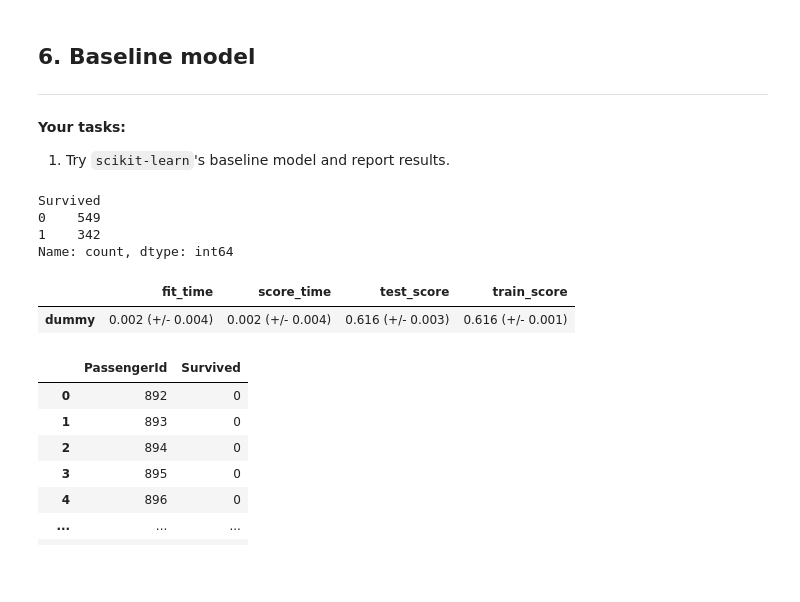
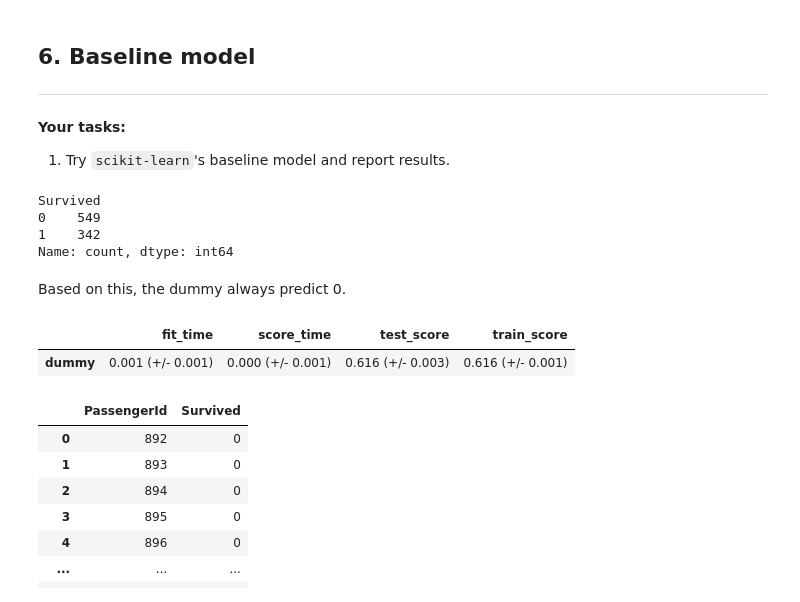
Before and after one commit to caden-maxwell/titanic_cs4320, a Jupyter notebook: final_report.ipynb, the cells around one changed output. Saved outputs shown, nothing was run; the diff lists cells and outputs as text; code cells hidden in the pictures; blank space fills up the shorter version.

```diff
--- a/final_report.ipynb
+++ b/final_report.ipynb
@@ -189,3 +187,40 @@ def get_total_relatives(df):
 
 1. Identify different feature types and the transformations you would apply on each feature type.
 2. Define a column transformer, if necessary.
+# %%
+def get_total_relatives(df: pd.DataFrame):
+    df["TotalRelatives"] = df["SibSp"] + df["Parch"]
+    return df[["TotalRelatives"]]
+
+numeric_pipe = make_pipeline(
+    SimpleImputer(strategy="median"),
+    StandardScaler()
+)
+numeric_features = ["Age", "Pclass"]
+
+categorical_pipe = make_pipeline(
+    SimpleImputer(strategy="constant", fill_value="missing"),
+    OneHotEncoder(handle_unknown="ignore")
+)
+categorical_features = ["Embarked"]
+binary_features = ["Sex"]
+drop_features = ["PassengerId", "Name", "Ticket", "Fare", "Cabin"]
+passthrough_features = []
+
+def f(self, in_feats):
+    return ["TotalRelatives"]
+
+preprocessor = make_column_transformer(
+    (
+        FunctionTransformer(get_total_relatives, validate=False, feature_names_out=f),
+        ["SibSp", "Parch"]
+    ),
+    (numeric_pipe, numeric_features),
+    (categorical_pipe, categorical_features),
+    (OneHotEncoder(drop="if_binary"), binary_features),
+    ("drop", drop_features),
+    ("passthrough", passthrough_features)
+)
+
+res = preprocessor.fit_transform(X, y)
+pd.DataFrame(res, columns=preprocessor.get_feature_names_out())
@@ -282,24 +288,26 @@ ColumnTransformer(transformers=[('pipeline-1',
 
 **Your tasks:**
 1. Try `scikit-learn`'s baseline model and report results.
+# %%
+y.value_counts()
+# %% [output]
+Survived
+0    549
+1    342
+Name: count, dtype: int64
+# %% [markdown]
+Based on this, the dummy always predict 0.
 # %%
 results_dict = {}
-
-survived = train_df.value_counts("Survived")
-print(survived)
 
 dummy = DummyClassifier(strategy="most_frequent")
 results_dict["dummy"] = mean_std_cross_val_scores(
     dummy, X, y, return_train_score=True
 )
 pd.DataFrame(results_dict).T
 # %% [output]
-Survived
-0    549
-1    342
-Name: count, dtype: int64
 |  | fit_time | score_time | test_score | train_score |
-| dummy | 0.002 (+/- 0.004) | 0.002 (+/- 0.004) | 0.616 (+/- 0.003) | 0.616 (+/- 0.001) |
+| dummy | 0.001 (+/- 0.001) | 0.000 (+/- 0.001) | 0.616 (+/- 0.003) | 0.616 (+/- 0.001) |
 # %%
 dummy_clf = DummyClassifier(strategy="most_frequent")
 dummy_clf.fit(X, y)
```
Also changed, not shown: parts of 12 cells of this notebook.
